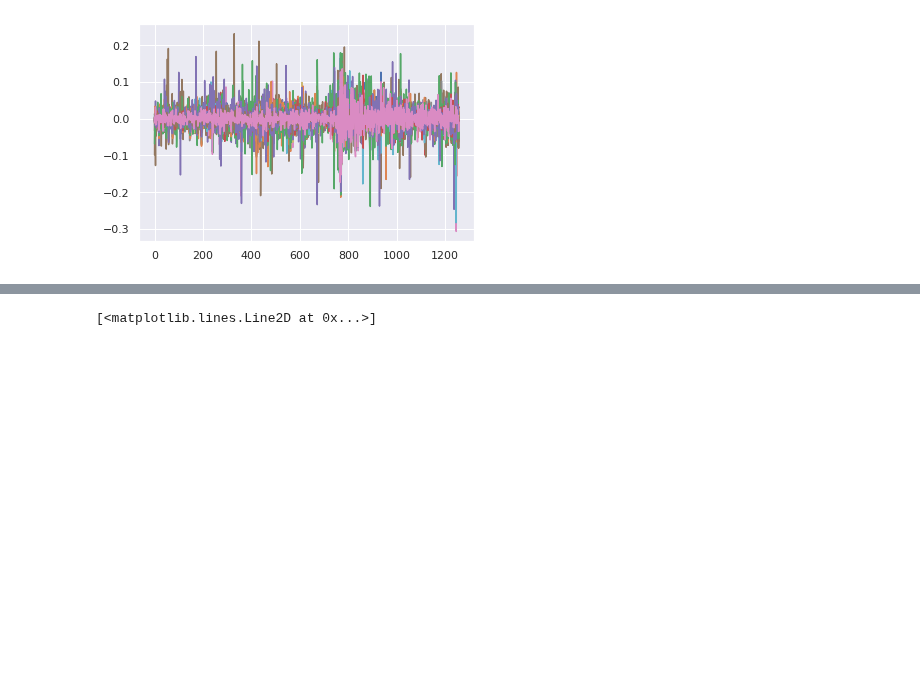
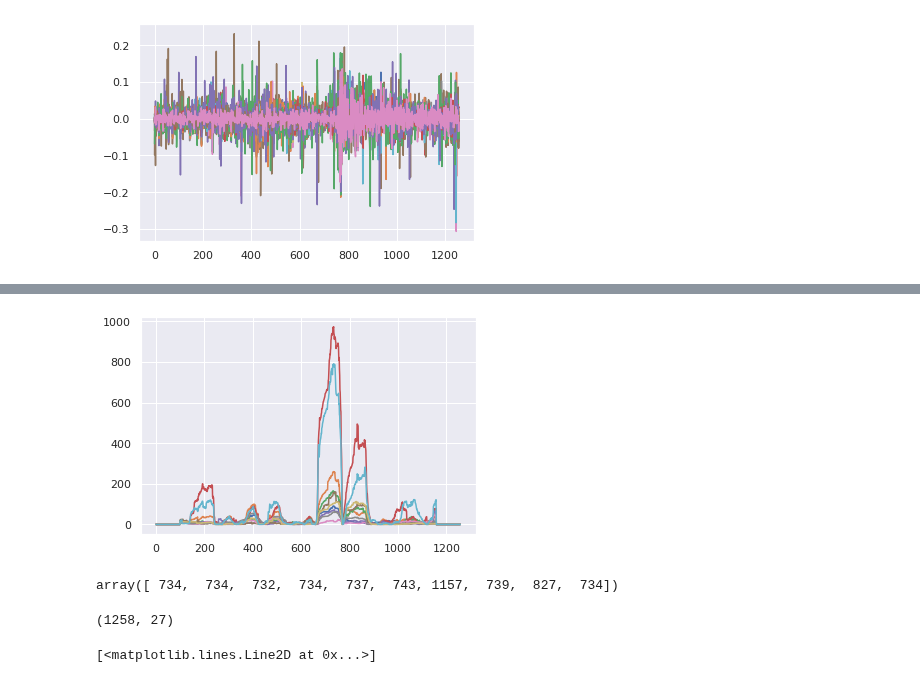
Before and after one commit to spaceonion1001/LD-CPD, a Jupyter notebook: notebooks/Stocks_CPD.ipynb, the cells around one changed output, grey strips where cells are left out. Saved outputs shown, nothing was run; the diff lists cells and outputs as text; code cells hidden in the pictures; blank space fills up the shorter version.

```diff
--- a/notebooks/Stocks_CPD.ipynb
+++ b/notebooks/Stocks_CPD.ipynb
@@ -119,3 +165,15 @@ plt.plot(log_diff.values);
+# %%
+plt.plot(lrt_vals_padded);
+# %% [output]
+[figure, added]
+# %%
+lrt_vals_padded.argmax(axis=0)
+# %% [output]
+array([ 734,  734,  732,  734,  737,  743, 1157,  739,  827,  734])
+# %%
+log_diff.shape
+# %% [output]
+(1258, 27)
 # %%
 log_diff.to_csv("/home/dink/Documents/Research/data/logdiff.csv")
 # %%
```
Also changed, not shown: parts of 7 cells of this notebook, 4 other files.
